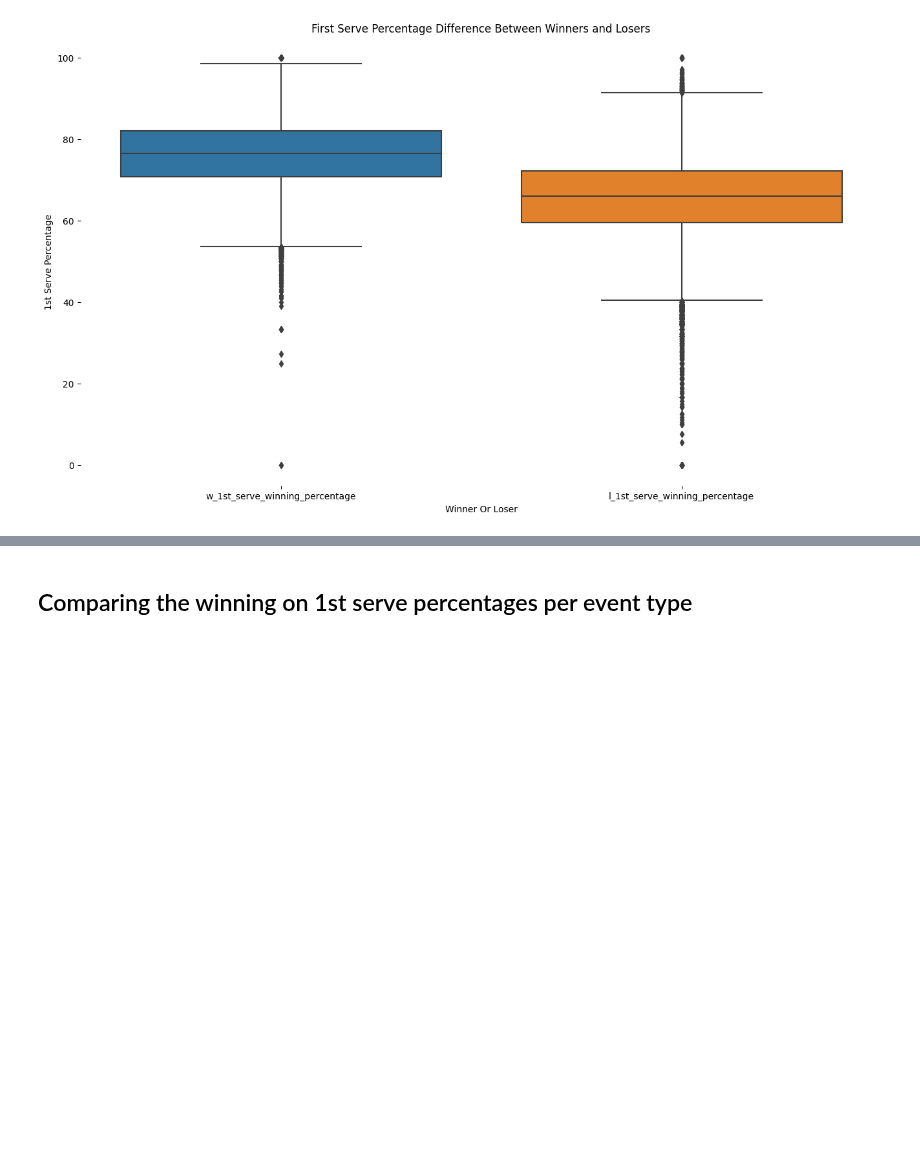
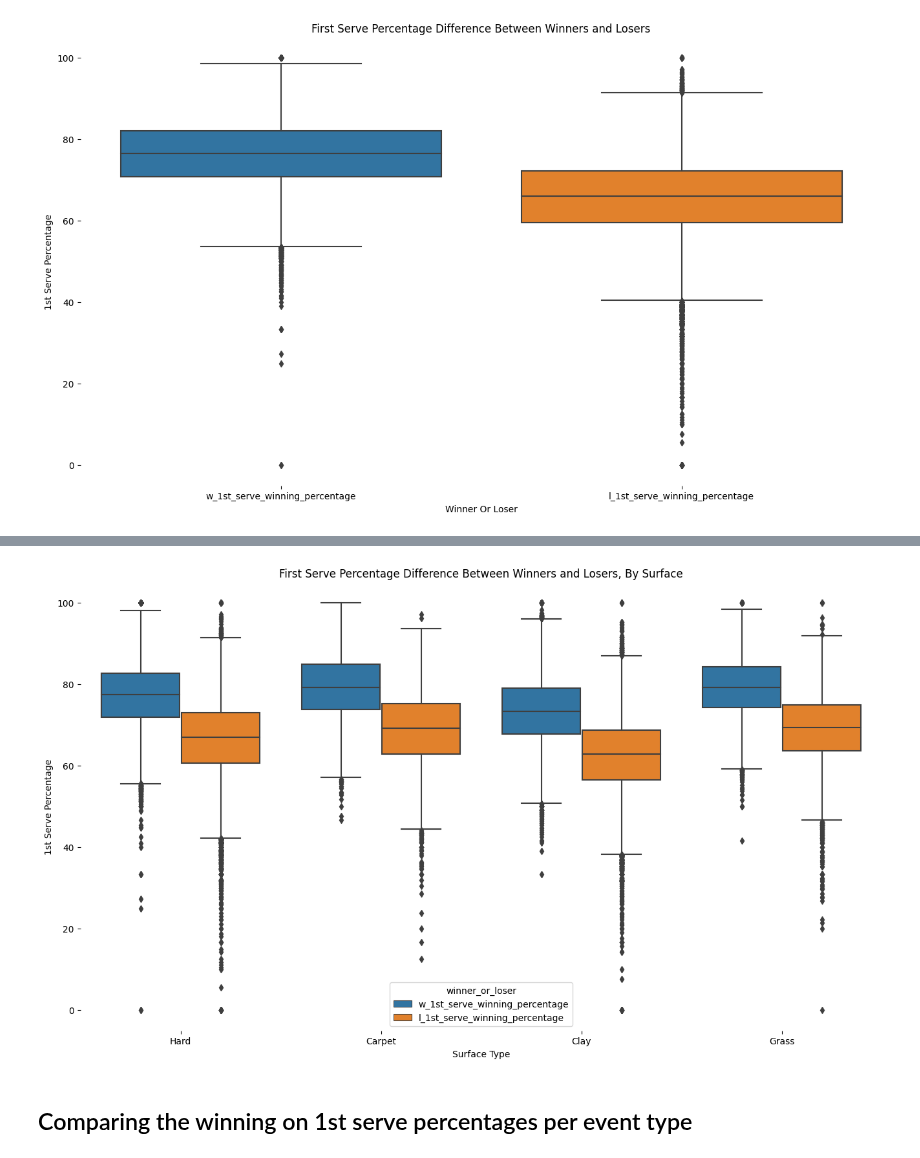
Before and after one commit to YoavWeller/Tennis_Analysis, a Jupyter notebook: tennis_analysis.ipynb, the cells around one changed output, grey strips where cells are left out. Cells and saved outputs as stored; diff of their text form; code cells hidden in the pictures; blank space fills up the shorter version.

Commit message:
Update tennis_analysis.ipynb
Creating new bivariate analysis - comparing the winning on 1st serve percentages per surface

```diff
--- a/tennis_analysis.ipynb
+++ b/tennis_analysis.ipynb
@@ -852,3 +869,20 @@ plt.show()
+# %%
+# Creating the plot
+plt.figure(figsize=(16,9))
+first_serve_percentage_by_surface_plot = sns.boxplot(data=wins_on_first_serve_melted_df, x="surface", y="first_serve_wins_percentage", hue="winner_or_loser")
+
+# Removing the frame
+sns.despine(left=True, bottom=True)
+
+# Titles
+first_serve_percentage_by_surface_plot.set_xlabel("Surface Type")
+first_serve_percentage_by_surface_plot.set_ylabel("1st Serve Percentage")
+first_serve_percentage_by_surface_plot.set_title("First Serve Percentage Difference Between Winners and Losers, By Surface")
+
+# Showing the plot
+plt.show()
+# %% [output]
+[figure, added]
 # %% [markdown]
 ## Comparing the winning on 1st serve percentages per event type
 # %%
```
Also changed, not shown: parts of 2 cells of this notebook.
